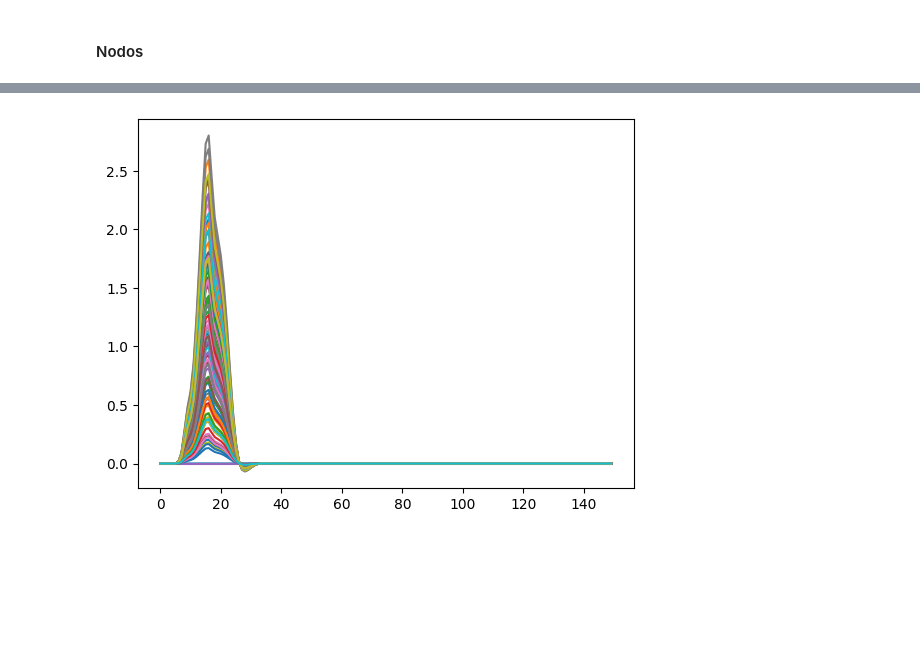
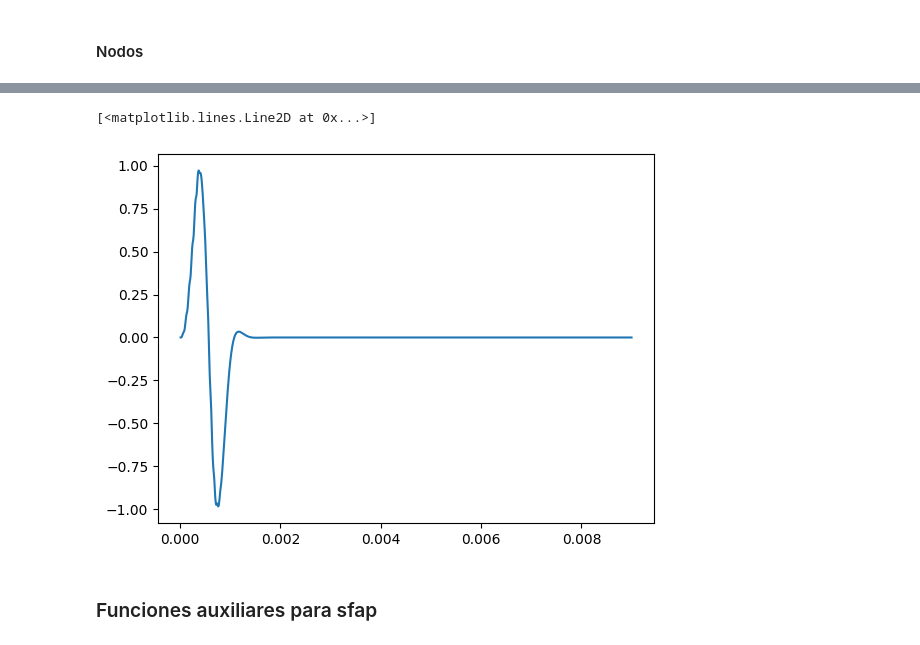
Before and after one commit to rmserra/proyecto-de-graduacion, a Jupyter notebook: modelo_poo.ipynb, the cells around one changed output, grey strips where cells are left out. Drawn from its saved outputs; the diff is of its cells as text; code cells hidden in the pictures; blank space fills up the shorter version.

```diff
--- a/modelo_poo.ipynb
+++ b/modelo_poo.ipynb
@@ -1257,6 +1331,0 @@ plt.plot(a.electrodos[0].cap)
-# %%
-for i in range(len(a.electrodos[0].sfap)):
-    plt.plot(a.electrodos[0].sfap[i])
-plt.show()
-# %% [output]
-[figure, removed]
@@ -1266,3 +1332,10 @@ for i in range(len(a.nervio.informacion_nodos)):
+# %%
+plt.plot(t,a.cap_diferencial(posicion_1=1,posicion_2=0))
+# %% [output]
+[<matplotlib.lines.Line2D at 0x...>]
+[figure, added]
+# %% [markdown]
+### <stan style = "color : cyan ">Funciones auxiliares para sfap</stan>
 # %%
 def insertar_estimulo(estimulo,posicion,fm,tiempo_registro,velocidad,peso):
     total_muestras = int(tiempo_registro * fm)
```
Also changed, not shown: parts of 10 cells of this notebook, 1 other file.
